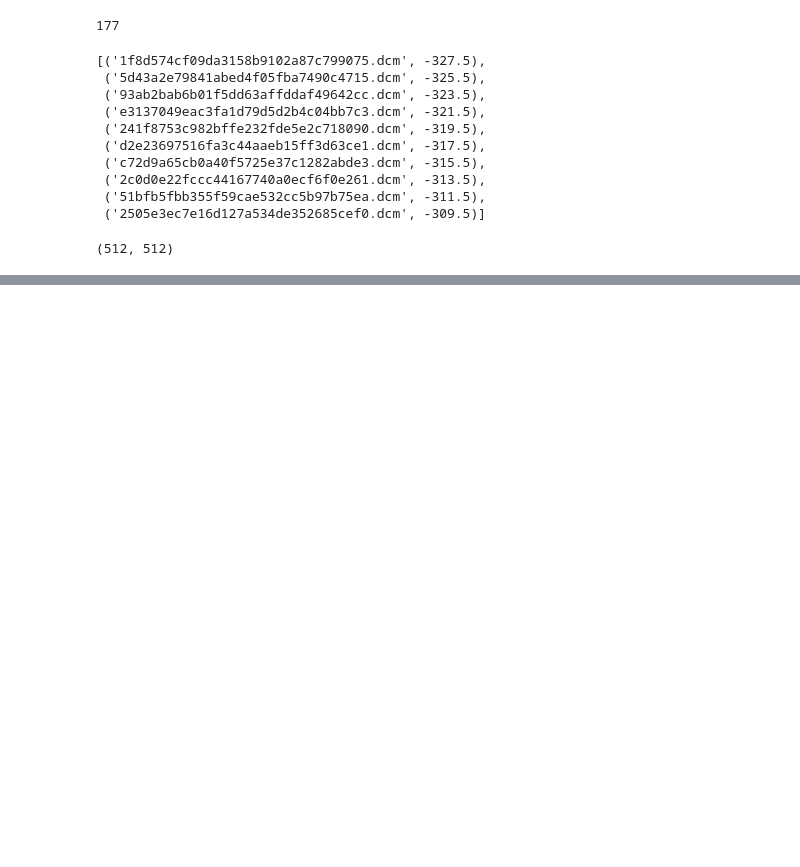
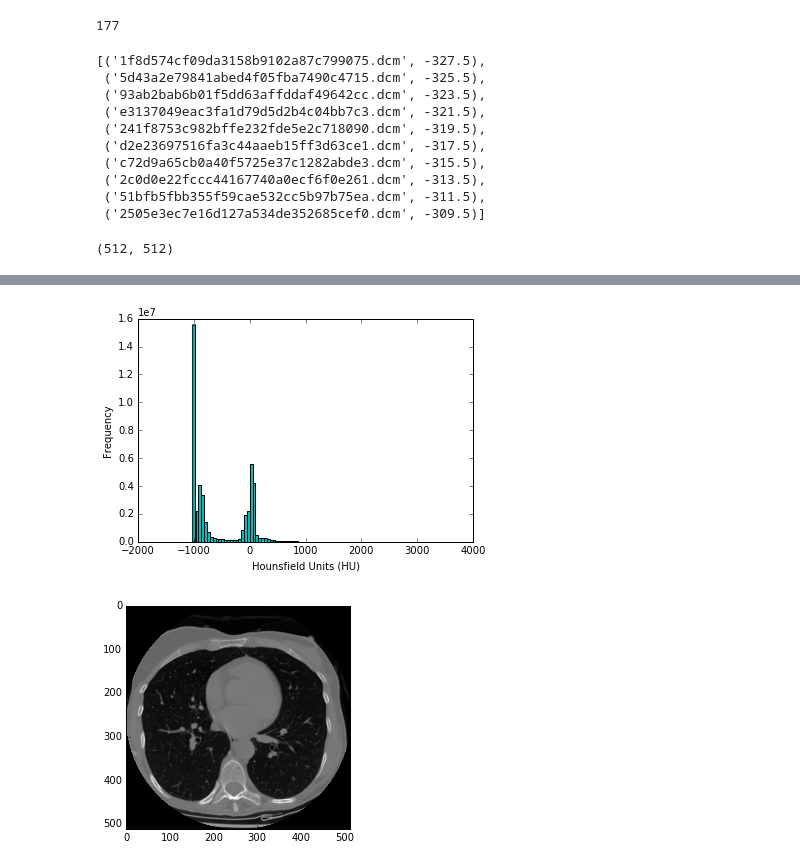
Before and after one commit to mzaradzki/health-data, a Jupyter notebook: dicom_test1.ipynb, the cells around one changed output, grey strips where cells are left out. Saved outputs shown, nothing was run; the diff lists cells and outputs as text; code cells hidden in the pictures; blank space fills up the shorter version.

```diff
--- a/dicom_test1.ipynb
+++ b/dicom_test1.ipynb
@@ -69,0 +83,10 @@ showarray(DSs[10].pixel_array)
+# %%
+slices = DSs
+slices.sort(key = lambda x: int(x.ImagePositionPatient[2])) # WARNING : I did another sorting
+try:
+    slice_thickness = np.abs(slices[0].ImagePositionPatient[2] - slices[1].ImagePositionPatient[2])
+except:
+    slice_thickness = np.abs(slices[0].SliceLocation - slices[1].SliceLocation)
+
+for s in slices:
+    s.SliceThickness = slice_thickness
@@ -69,0 +110,38 @@ showarray(DSs[10].pixel_array)
+# %%
+def get_pixels_hu(slices):
+    image = np.stack([s.pixel_array for s in slices])
+    # Convert to int16 (from sometimes int16),
+    # should be possible as values should always be low enough (<32k)
+    image = image.astype(np.int16)
+
+    # Set outside-of-scan pixels to 0
+    # The intercept is usually -1024, so air is approximately 0
+    image[image == -2000] = 0
+
+    # Convert to Hounsfield units (HU)
+    for slice_number in range(len(slices)):
+
+        intercept = slices[slice_number].RescaleIntercept
+        slope = slices[slice_number].RescaleSlope
+
+        if slope != 1:
+            image[slice_number] = slope * image[slice_number].astype(np.float64)
+            image[slice_number] = image[slice_number].astype(np.int16)
+
+        image[slice_number] += np.int16(intercept)
+
+    return np.array(image, dtype=np.int16)
+# %%
+first_patient = slices
+first_patient_pixels = get_pixels_hu(first_patient)
+plt.hist(first_patient_pixels.flatten(), bins=80, color='c')
+plt.xlabel("Hounsfield Units (HU)")
+plt.ylabel("Frequency")
+plt.show()
+
+# Show some slice in the middle
+plt.imshow(first_patient_pixels[80], cmap=plt.cm.gray)
+plt.show()
+# %% [output]
+[figure, added]
+[figure, added]
```
Also changed, not shown: parts of 32 cells of this notebook.
